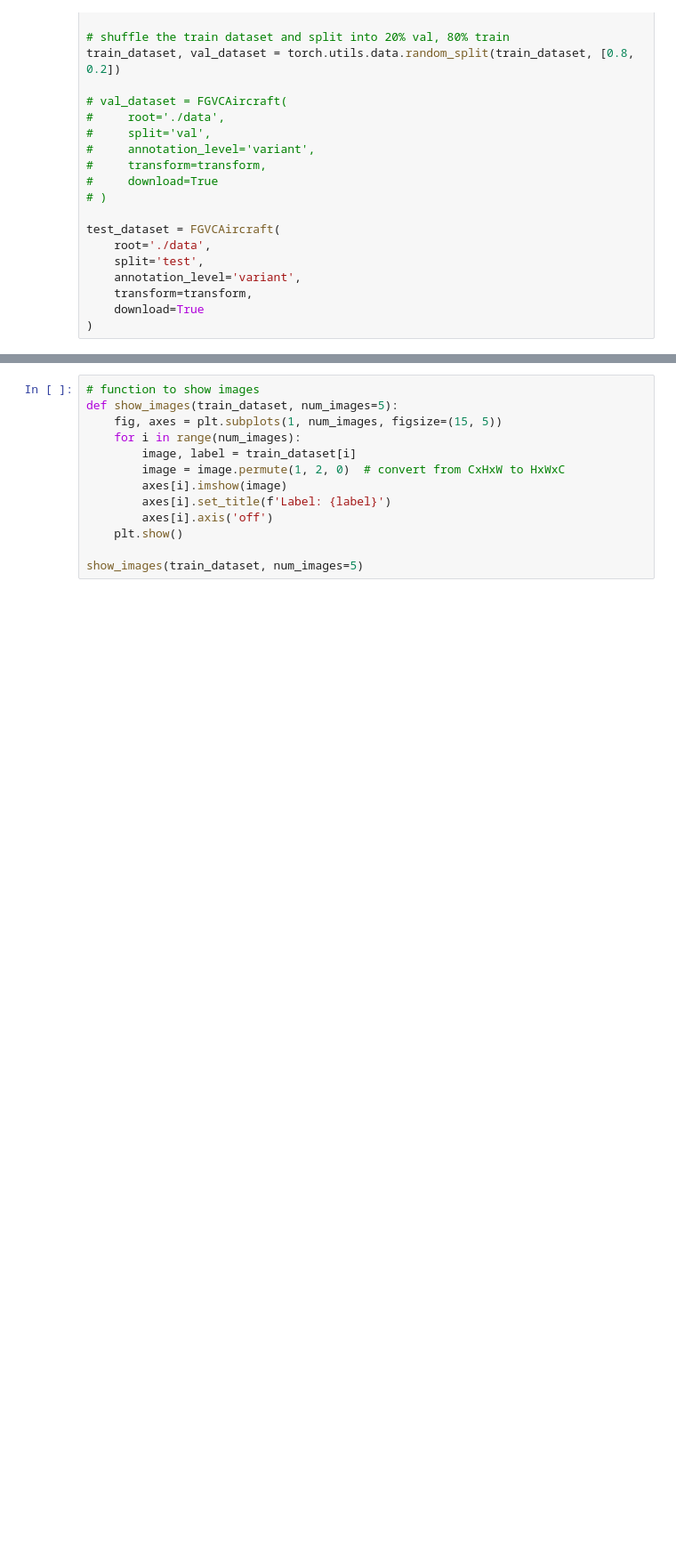
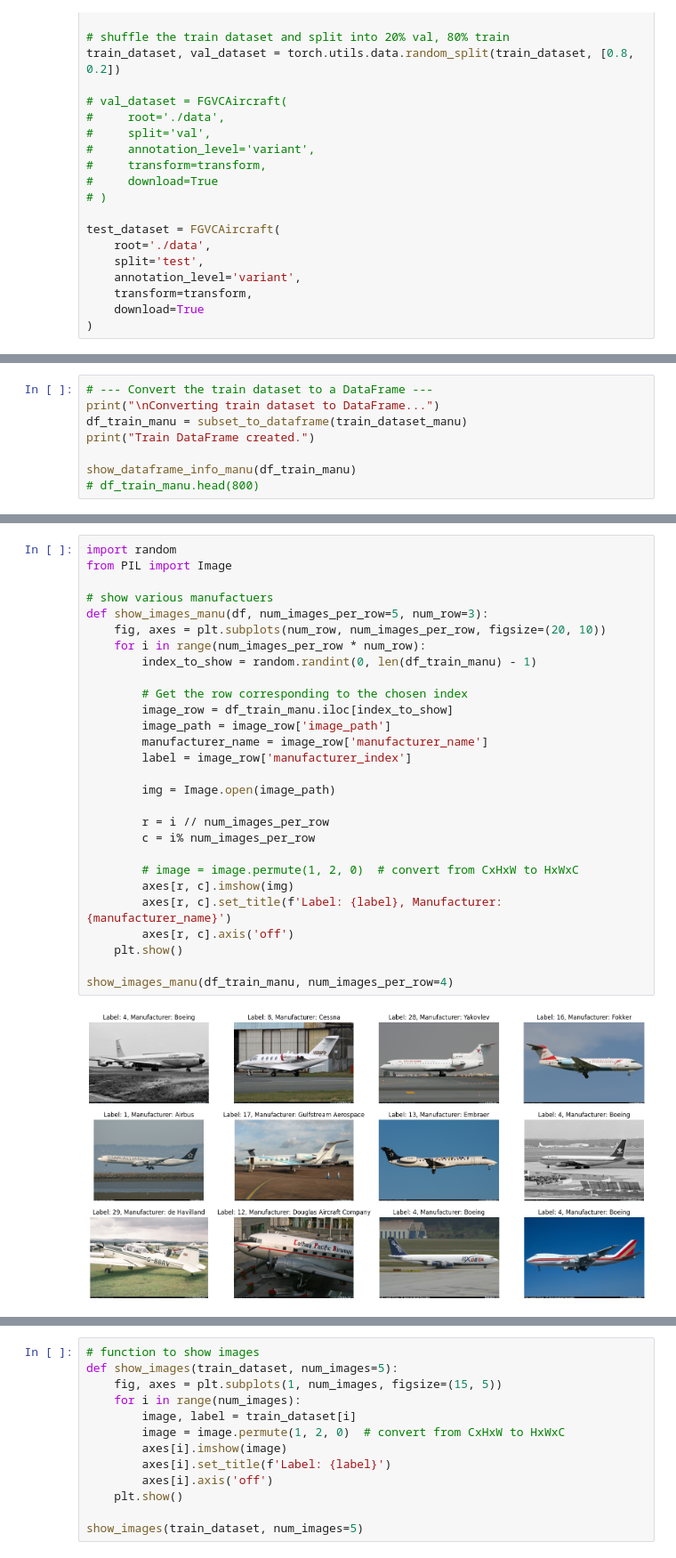
Before and after one commit to avelynkwong/fg-continual-learning, a Jupyter notebook: eda_manu.ipynb, the cells around one changed output, grey strips where cells are left out. Shown at 89% size. Drawn from its saved outputs; the diff is of its cells as text; blank space fills up the shorter version.

Commit message:
eda_manu naive done

```diff
--- a/eda_manu.ipynb
+++ b/eda_manu.ipynb
@@ -71,0 +194,8 @@ test_dataset = FGVCAircraft(
+# %%
+# --- Convert the train dataset to a DataFrame ---
+print("\nConverting train dataset to DataFrame...")
+df_train_manu = subset_to_dataframe(train_dataset_manu)
+print("Train DataFrame created.")
+
+show_dataframe_info_manu(df_train_manu)
+# df_train_manu.head(800)
@@ -71,0 +270,30 @@ test_dataset = FGVCAircraft(
+# %%
+import random
+from PIL import Image
+
+# show various manufactuers
+def show_images_manu(df, num_images_per_row=5, num_row=3):
+    fig, axes = plt.subplots(num_row, num_images_per_row, figsize=(20, 10))
+    for i in range(num_images_per_row * num_row):
+        index_to_show = random.randint(0, len(df_train_manu) - 1)
+
+        # Get the row corresponding to the chosen index
+        image_row = df_train_manu.iloc[index_to_show]
+        image_path = image_row['image_path']
+        manufacturer_name = image_row['manufacturer_name']
+        label = image_row['manufacturer_index']
+
+        img = Image.open(image_path)
+
+        r = i // num_images_per_row
+        c = i% num_images_per_row
+
+        # image = image.permute(1, 2, 0)  # convert from CxHxW to HxWxC
+        axes[r, c].imshow(img)
+        axes[r, c].set_title(f'Label: {label}, Manufacturer: {manufacturer_name}')
+        axes[r, c].axis('off')
+    plt.show()
+
+show_images_manu(df_train_manu, num_images_per_row=4)
+# %% [output]
+[figure, added]
```
Also changed, not shown: parts of 11 cells of this notebook, 1 other file.
